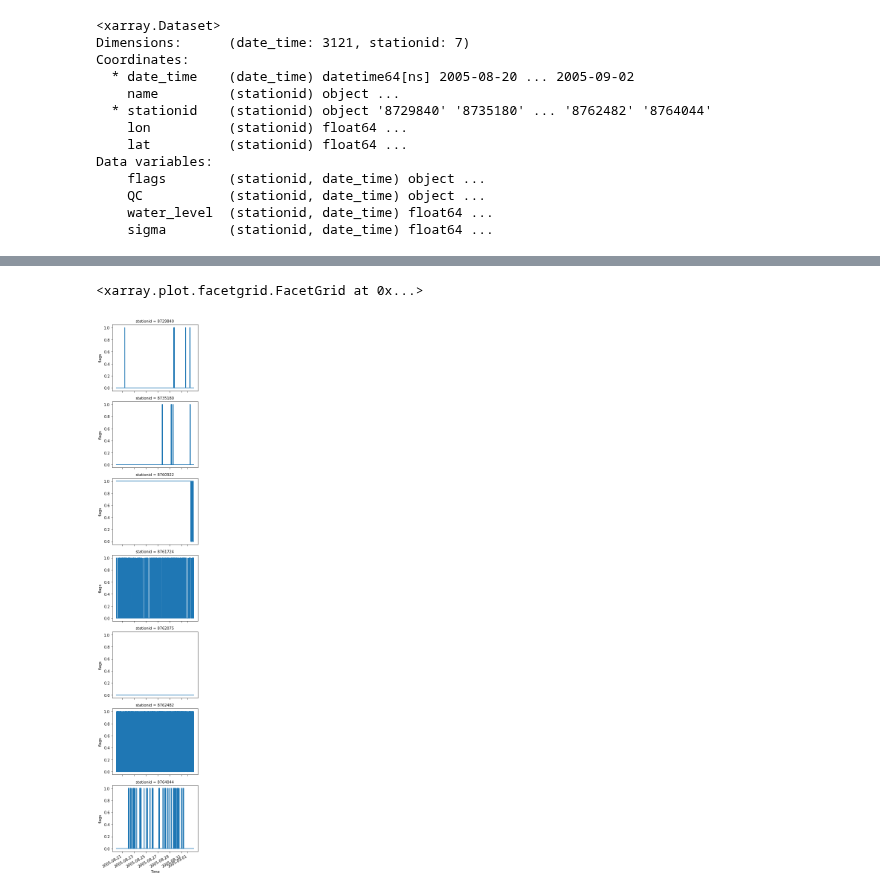
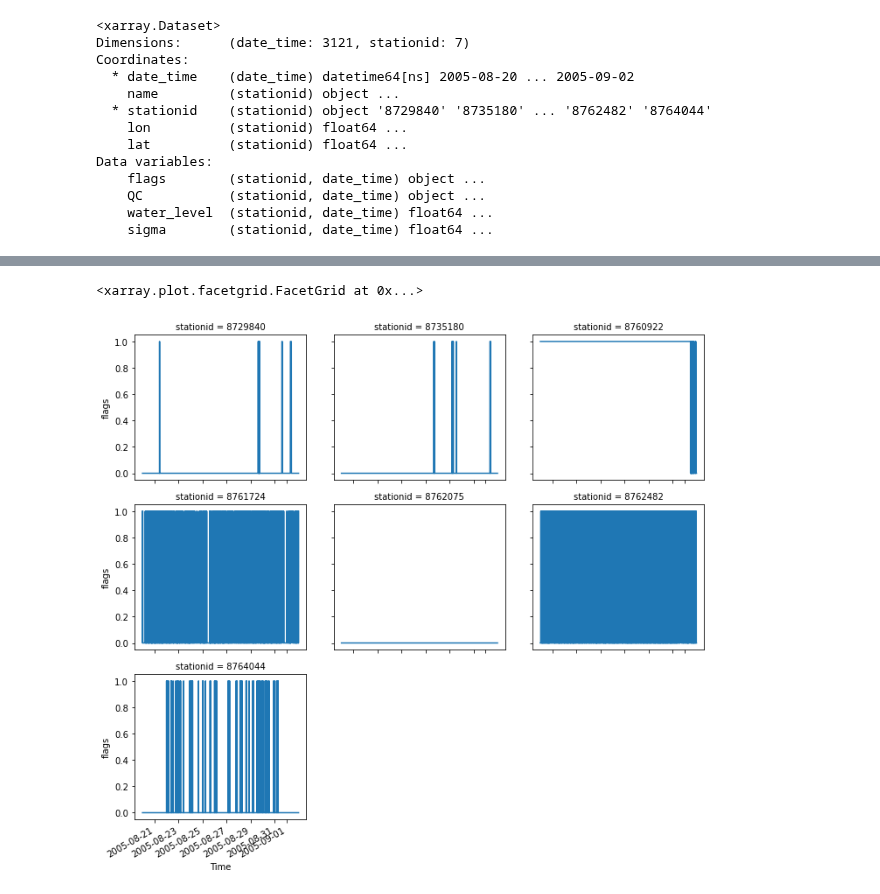
Before and after one commit to sdat2/adcirc-emulation, a Jupyter notebook: notebooks/exploratory/Katrina-Tidal-Guages.ipynb, the cells around one changed output, grey strips where cells are left out. Cells and saved outputs as stored; diff of their text form; code cells hidden in the pictures.

```diff
--- a/notebooks/exploratory/Katrina-Tidal-Guages.ipynb
+++ b/notebooks/exploratory/Katrina-Tidal-Guages.ipynb
@@ -215,7 +243,7 @@ def map_func(input):
 # %%
 ds.flags[:, :] = map_func(ds.flags.values)
 # %%
-ds.flags.astype("int").plot.line(row="stationid")
+ds.flags.astype("int").plot.line(col="stationid", col_wrap=3)
 # %% [output]
 <xarray.plot.facetgrid.FacetGrid at 0x...>
-[figure, old version]
+[figure, new version]
```
Also changed, not shown: parts of 9 cells of this notebook, 2 other files.
